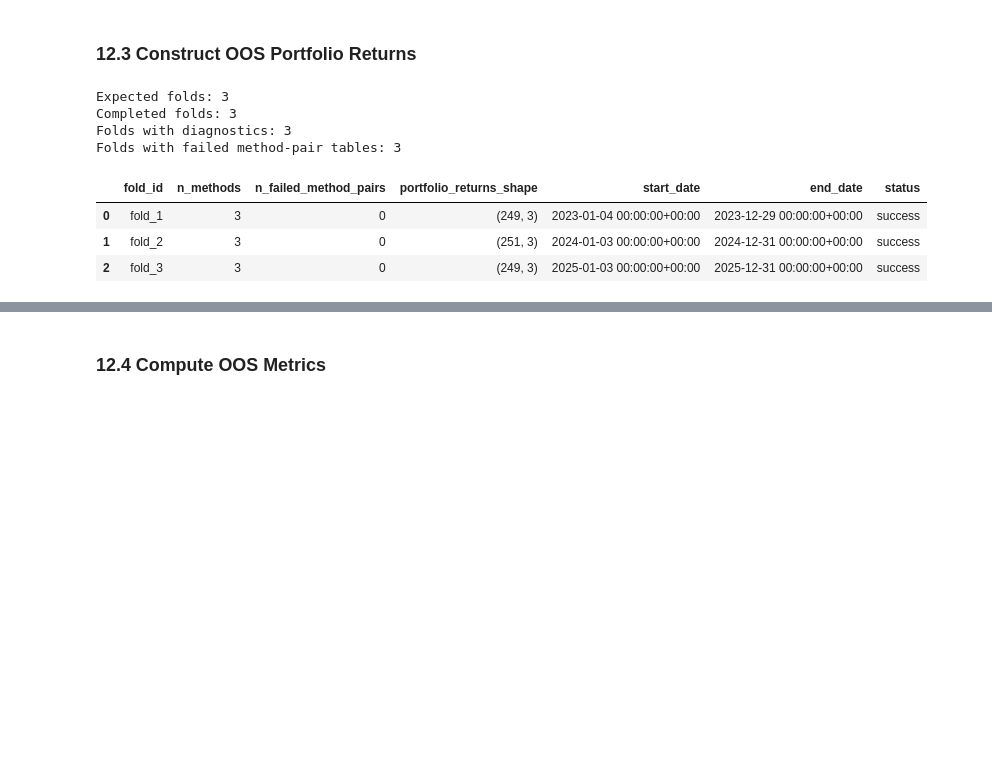
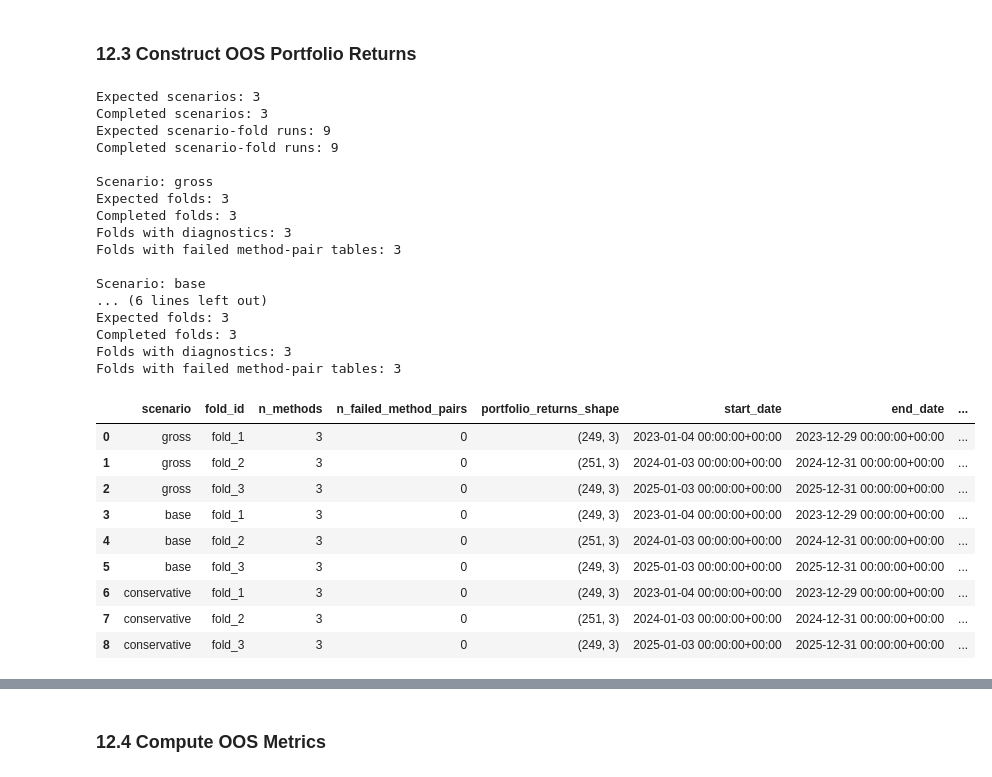
Before and after one commit to aditiseshadricodes/QuantProjects, a Jupyter notebook: pairs-trading-ai-tech/notebooks/03_portfolio_backtest_v2.ipynb, the cells around one changed output, grey strips where cells are left out. Cells and saved outputs as stored; diff of their text form; code cells hidden in the pictures; blank space fills up the shorter version.

```diff
--- a/pairs-trading-ai-tech/notebooks/03_portfolio_backtest_v2.ipynb
+++ b/pairs-trading-ai-tech/notebooks/03_portfolio_backtest_v2.ipynb
@@ -1347,17 +1812,65 @@ oos_portfolio_construction_summary_df = pd.DataFrame(oos_portfolio_construction_
 # %%
-print("Expected folds:", len(fold_ids))
-print("Completed folds:", len(oos_portfolio_returns_by_fold))
-print("Folds with diagnostics:", len(oos_method_diagnostics_by_fold))
-print("Folds with failed method-pair tables:", len(oos_failed_method_pairs_by_fold))
+print("Expected scenarios:", len(cost_scenarios))
+print("Completed scenarios:", len(oos_portfolio_returns_by_scenario))
+
+print(
+    "Expected scenario-fold runs:",
+    len(cost_scenarios) * len(fold_ids)
+)
+
+print(
+    "Completed scenario-fold runs:",
+    len(oos_portfolio_construction_summary_df)
+)
+
+for scenario_name in cost_scenarios:
+
+    print(f"\nScenario: {scenario_name}")
+
+    print("Expected folds:", len(fold_ids))
+
+    print(
+        "Completed folds:",
+        len(oos_portfolio_returns_by_scenario[scenario_name])
+    )
+
+    print(
+        "Folds with diagnostics:",
+        len(oos_method_diagnostics_by_scenario[scenario_name])
+    )
+
+    print(
+        "Folds with failed method-pair tables:",
+        len(oos_failed_method_pairs_by_scenario[scenario_name])
+    )
 
 oos_portfolio_construction_summary_df
 # %% [output]
+Expected scenarios: 3
+Completed scenarios: 3
+Expected scenario-fold runs: 9
+Completed scenario-fold runs: 9
+
+Scenario: gross
 Expected folds: 3
 Completed folds: 3
 Folds with diagnostics: 3
 Folds with failed method-pair tables: 3
+
+Scenario: base
+... (6 lines left out)
+Expected folds: 3
+Completed folds: 3
+Folds with diagnostics: 3
+Folds with failed method-pair tables: 3
-|  | fold_id | n_methods | n_failed_method_pairs | portfolio_returns_shape | start_date | end_date | status |
-| 0 | fold_1 | 3 | 0 | (249, 3) | 2023-01-04 00:00:00+00:00 | 2023-12-29 00:00:00+00:00 | success |
-| 1 | fold_2 | 3 | 0 | (251, 3) | 2024-01-03 00:00:00+00:00 | 2024-12-31 00:00:00+00:00 | success |
-| 2 | fold_3 | 3 | 0 | (249, 3) | 2025-01-03 00:00:00+00:00 | 2025-12-31 00:00:00+00:00 | success |
+|  | scenario | fold_id | n_methods | n_failed_method_pairs | portfolio_returns_shape | start_date | end_date | ... |
+| 0 | gross | fold_1 | 3 | 0 | (249, 3) | 2023-01-04 00:00:00+00:00 | 2023-12-29 00:00:00+00:00 | ... |
+| 1 | gross | fold_2 | 3 | 0 | (251, 3) | 2024-01-03 00:00:00+00:00 | 2024-12-31 00:00:00+00:00 | ... |
+| 2 | gross | fold_3 | 3 | 0 | (249, 3) | 2025-01-03 00:00:00+00:00 | 2025-12-31 00:00:00+00:00 | ... |
+| 3 | base | fold_1 | 3 | 0 | (249, 3) | 2023-01-04 00:00:00+00:00 | 2023-12-29 00:00:00+00:00 | ... |
+| 4 | base | fold_2 | 3 | 0 | (251, 3) | 2024-01-03 00:00:00+00:00 | 2024-12-31 00:00:00+00:00 | ... |
+| 5 | base | fold_3 | 3 | 0 | (249, 3) | 2025-01-03 00:00:00+00:00 | 2025-12-31 00:00:00+00:00 | ... |
+| 6 | conservative | fold_1 | 3 | 0 | (249, 3) | 2023-01-04 00:00:00+00:00 | 2023-12-29 00:00:00+00:00 | ... |
+| 7 | conservative | fold_2 | 3 | 0 | (251, 3) | 2024-01-03 00:00:00+00:00 | 2024-12-31 00:00:00+00:00 | ... |
+| 8 | conservative | fold_3 | 3 | 0 | (249, 3) | 2025-01-03 00:00:00+00:00 | 2025-12-31 00:00:00+00:00 | ... |
 # %%
```
Also changed, not shown: parts of 16 cells of this notebook, 18 other files.
